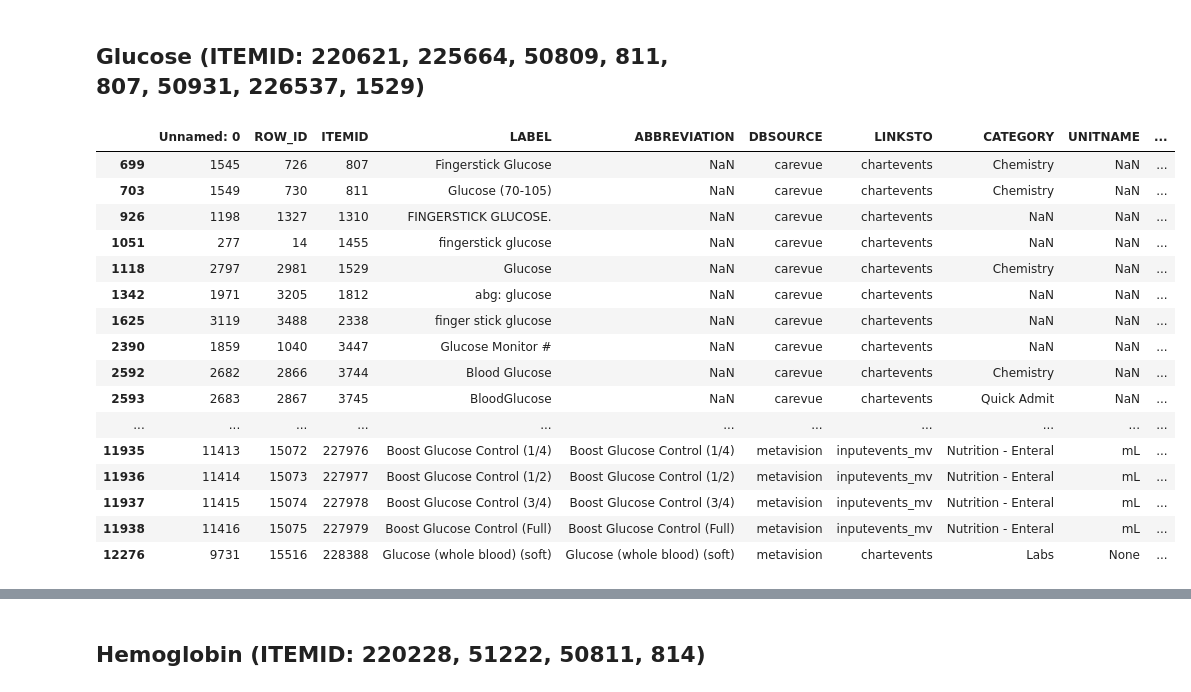
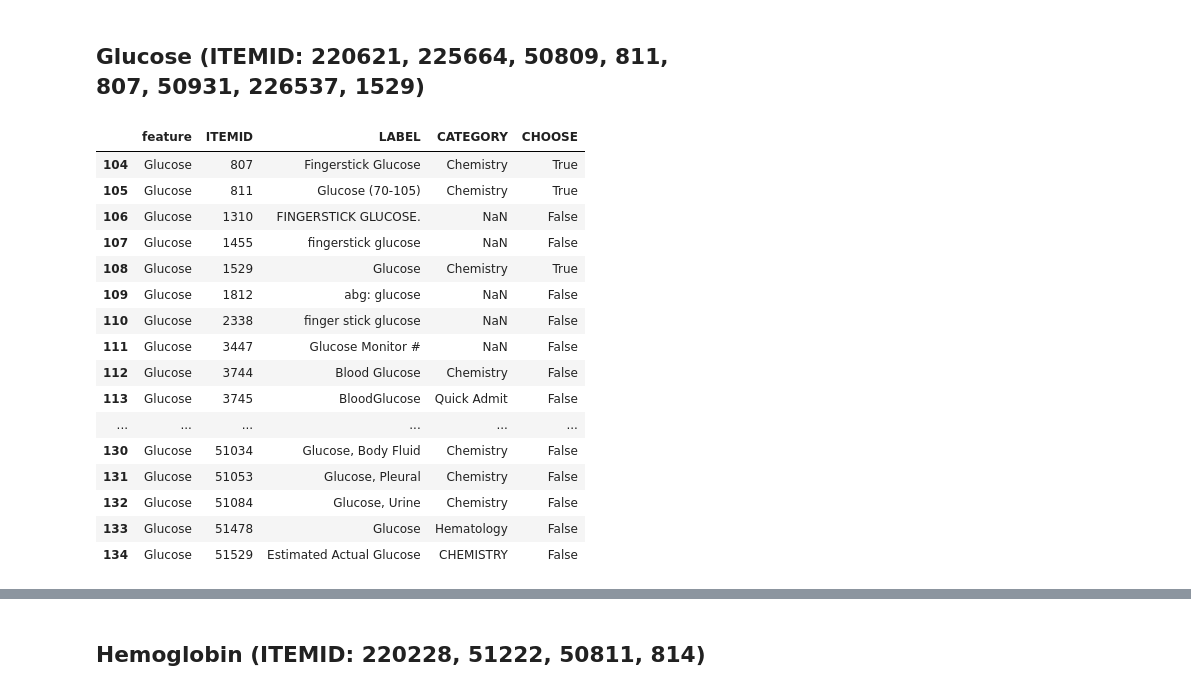
Before and after one commit to ToooooooT/sepsis_rl, a Jupyter notebook: mimiciii_code/see_characteristics.ipynb, the cells around one changed output, grey strips where cells are left out. Cells and saved outputs as stored; diff of their text form; code cells hidden in the pictures.

```diff
--- a/mimiciii_code/see_characteristics.ipynb
+++ b/mimiciii_code/see_characteristics.ipynb
@@ -270,3 +347,6 @@ norm_features = ['Shock_Index', 'elixhauser', 'SIRS', 'GCS', 'SOFA', 'age', 'Alb
                 'Weight_kg', 'HR', ]
 log_features = ['SGPT', 'BUN', 'INR', 'Creatinine', 'SGOT', 'Total_bili', 'SpO2', 'input_total_tev',
                 'input_4hourly_tev', 'output_total', 'output_4hourly', 'bloc']
+# %%
+sim_feature = pd.DataFrame(columns = ['feature', 'ITEMID', 'LABEL', 'CATEGORY', 'CHOOSE'])
+choosen_feature = pd.DataFrame(columns = ['feature', 'ITEMID', 'LABEL', 'CATEGORY'])
@@ -286,0 +401,8 @@ D_ITEMS[['shock' in str(s).lower() for s in D_ITEMS['LABEL']]]
+# %%
+d = D_ITEMS[['sofa' in str(s).lower() for s in D_ITEMS['LABEL']]][['ITEMID', 'LABEL', 'CATEGORY']]
+d['feature'] = ['SOFA'] * len(d)
+d['CHOOSE'] = [False] * len(d)
+d = d[['feature', 'ITEMID', 'LABEL', 'CATEGORY', 'CHOOSE']]
+d['CHOOSE'][d[d['ITEMID'] == 227428].index] = True
+sim_feature = pd.concat([sim_feature, d], ignore_index=True)
+sim_feature[sim_feature['feature'] == 'SOFA']
@@ -332,5 +521,19 @@ D_ITEMS.query("ITEMID == 780 | ITEMID == 1126 | ITEMID == 223830")
 # %% [markdown]
 ## Calcium (ITEMID: 225625, 50893, 786, 1522)
 # %%
-D_ITEMS[['calcium' in str(s).lower() for s in D_ITEMS['LABEL']]]
+d = D_ITEMS[['calcium' in str(s).lower() for s in D_ITEMS['LABEL']]][['ITEMID', 'LABEL', 'CATEGORY']]
+d['feature'] = ['Calcium'] * len(d)
+d['CHOOSE'] = [False] * len(d)
+d = d[['feature', 'ITEMID', 'LABEL', 'CATEGORY', 'CHOOSE']]
+d['CHOOSE'][d[[id in [225625, 50893, 786, 1522] for id in d['ITEMID']]].index] = True
+sim_feature = pd.concat([sim_feature, d], ignore_index=True)
+sim_feature
+
+d = D_LABITEMS[['calcium' in str(s).lower() for s in D_LABITEMS['LABEL']]][['ITEMID', 'LABEL', 'CATEGORY']]
+d['feature'] = ['Calcium'] * len(d)
+d['CHOOSE'] = [False] * len(d)
+d = d[['feature', 'ITEMID', 'LABEL', 'CATEGORY', 'CHOOSE']]
+d['CHOOSE'][d[[id in [225625, 50893, 786, 1522] for id in d['ITEMID']]].index] = True
+sim_feature = pd.concat([sim_feature, d], ignore_index=True)
+sim_feature[sim_feature['feature'] == 'Calcium']
 # %% [output]
@@ -366,23 +574,36 @@ D_LABITEMS[['calcium' in str(s).lower() for s in D_LABITEMS['LABEL']]]
 # %% [markdown]
 ## Glucose (ITEMID: 220621, 225664, 50809, 811, 807, 50931, 226537, 1529)
 # %%
-D_ITEMS[['glucose' in str(s).lower() for s in D_ITEMS['LABEL']]]
+d = D_ITEMS[['glucose' in str(s).lower() for s in D_ITEMS['LABEL']]][['ITEMID', 'LABEL', 'CATEGORY']]
+d['feature'] = ['Glucose'] * len(d)
+d['CHOOSE'] = [False] * len(d)
+d = d[['feature', 'ITEMID', 'LABEL', 'CATEGORY', 'CHOOSE']]
+d['CHOOSE'][d[[id in [220621, 225664, 50809, 811, 807, 50931, 226537, 1529] for id in d['ITEMID']]].index] = True
+sim_feature = pd.concat([sim_feature, d], ignore_index=True)
+
+d = D_LABITEMS[['glucose' in str(s).lower() for s in D_LABITEMS['LABEL']]][['ITEMID', 'LABEL', 'CATEGORY']]
+d['feature'] = ['Glucose'] * len(d)
+d['CHOOSE'] = [False] * len(d)
+d = d[['feature', 'ITEMID', 'LABEL', 'CATEGORY', 'CHOOSE']]
+d['CHOOSE'][d[[id in [220621, 225664, 50809, 811, 807, 50931, 226537, 1529] for id in d['ITEMID']]].index] = True
+sim_feature = pd.concat([sim_feature, d], ignore_index=True)
+sim_feature[sim_feature['feature'] == 'Glucose']
 # %% [output]
-|  | Unnamed: 0 | ROW_ID | ITEMID | LABEL | ABBREVIATION | DBSOURCE | LINKSTO | CATEGORY | UNITNAME | ... |
-| 699 | 1545 | 726 | 807 | Fingerstick Glucose | NaN | carevue | chartevents | Chemistry | NaN | ... |
-| 703 | 1549 | 730 | 811 | Glucose (70-105) | NaN | carevue | chartevents | Chemistry | NaN | ... |
-| 926 | 1198 | 1327 | 1310 | FINGERSTICK GLUCOSE. | NaN | carevue | chartevents | NaN | NaN | ... |
-| 1051 | 277 | 14 | 1455 | fingerstick glucose | NaN | carevue | chartevents | NaN | NaN | ... |
-| 1118 | 2797 | 2981 | 1529 | Glucose | NaN | carevue | chartevents | Chemistry | NaN | ... |
-| 1342 | 1971 | 3205 | 1812 | abg: glucose | NaN | carevue | chartevents | NaN | NaN | ... |
-| 1625 | 3119 | 3488 | 2338 | finger stick glucose | NaN | carevue | chartevents | NaN | NaN | ... |
-| 2390 | 1859 | 1040 | 3447 | Glucose Monitor # | NaN | carevue | chartevents | NaN | NaN | ... |
-| 2592 | 2682 | 2866 | 3744 | Blood Glucose | NaN | carevue | chartevents | Chemistry | NaN | ... |
-| 2593 | 2683 | 2867 | 3745 | BloodGlucose | NaN | carevue | chartevents | Quick Admit | NaN | ... |
-| ... | ... | ... | ... | ... | ... | ... | ... | ... | ... | ... |
-| 11935 | 11413 | 15072 | 227976 | Boost Glucose Control (1/4) | Boost Glucose Control (1/4) | metavision | inputevents_mv | Nutrition - Enteral | mL | ... |
-| 11936 | 11414 | 15073 | 227977 | Boost Glucose Control (1/2) | Boost Glucose Control (1/2) | metavision | inputevents_mv | Nutrition - Enteral | mL | ... |
-| 11937 | 11415 | 15074 | 227978 | Boost Glucose Control (3/4) | Boost Glucose Control (3/4) | metavision | inputevents_mv | Nutrition - Enteral | mL | ... |
-| 11938 | 11416 | 15075 | 227979 | Boost Glucose Control (Full) | Boost Glucose Control (Full) | metavision | inputevents_mv | Nutrition - Enteral | mL | ... |
-| 12276 | 9731 | 15516 | 228388 | Glucose (whole blood) (soft) | Glucose (whole blood) (soft) | metavision | chartevents | Labs | None | ... |
+|  | feature | ITEMID | LABEL | CATEGORY | CHOOSE |
+| 104 | Glucose | 807 | Fingerstick Glucose | Chemistry | True |
+| 105 | Glucose | 811 | Glucose (70-105) | Chemistry | True |
+| 106 | Glucose | 1310 | FINGERSTICK GLUCOSE. | NaN | False |
+| 107 | Glucose | 1455 | fingerstick glucose | NaN | False |
+| 108 | Glucose | 1529 | Glucose | Chemistry | True |
+| 109 | Glucose | 1812 | abg: glucose | NaN | False |
+| 110 | Glucose | 2338 | finger stick glucose | NaN | False |
+| 111 | Glucose | 3447 | Glucose Monitor # | NaN | False |
+| 112 | Glucose | 3744 | Blood Glucose | Chemistry | False |
+| 113 | Glucose | 3745 | BloodGlucose | Quick Admit | False |
+| ... | ... | ... | ... | ... | ... |
+| 130 | Glucose | 51034 | Glucose, Body Fluid | Chemistry | False |
+| 131 | Glucose | 51053 | Glucose, Pleural | Chemistry | False |
+| 132 | Glucose | 51084 | Glucose, Urine | Chemistry | False |
+| 133 | Glucose | 51478 | Glucose | Hematology | False |
+| 134 | Glucose | 51529 | Estimated Actual Glucose | CHEMISTRY | False |
 # %%
```
Also changed, not shown: parts of 113 cells of this notebook, 5 other files.
